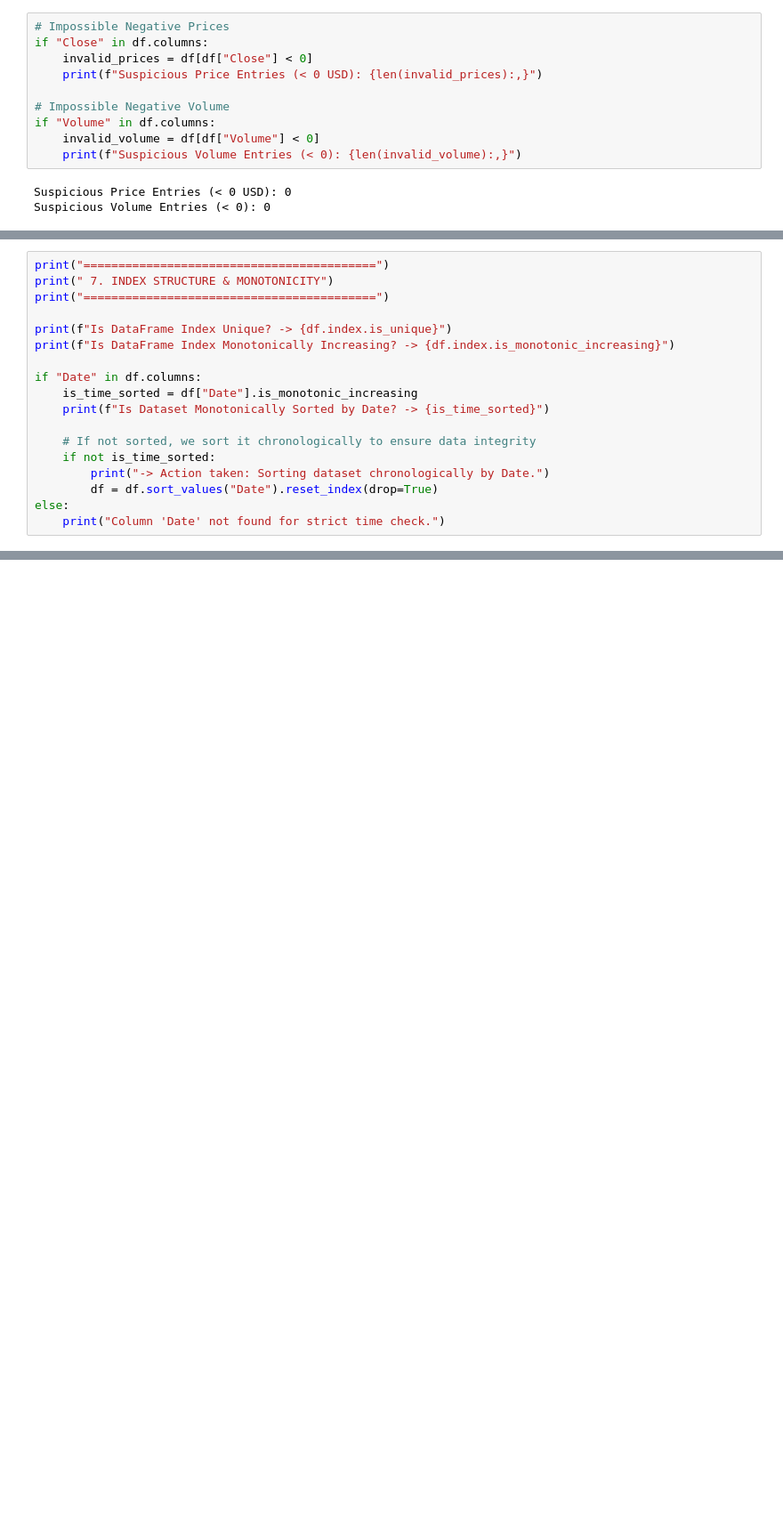
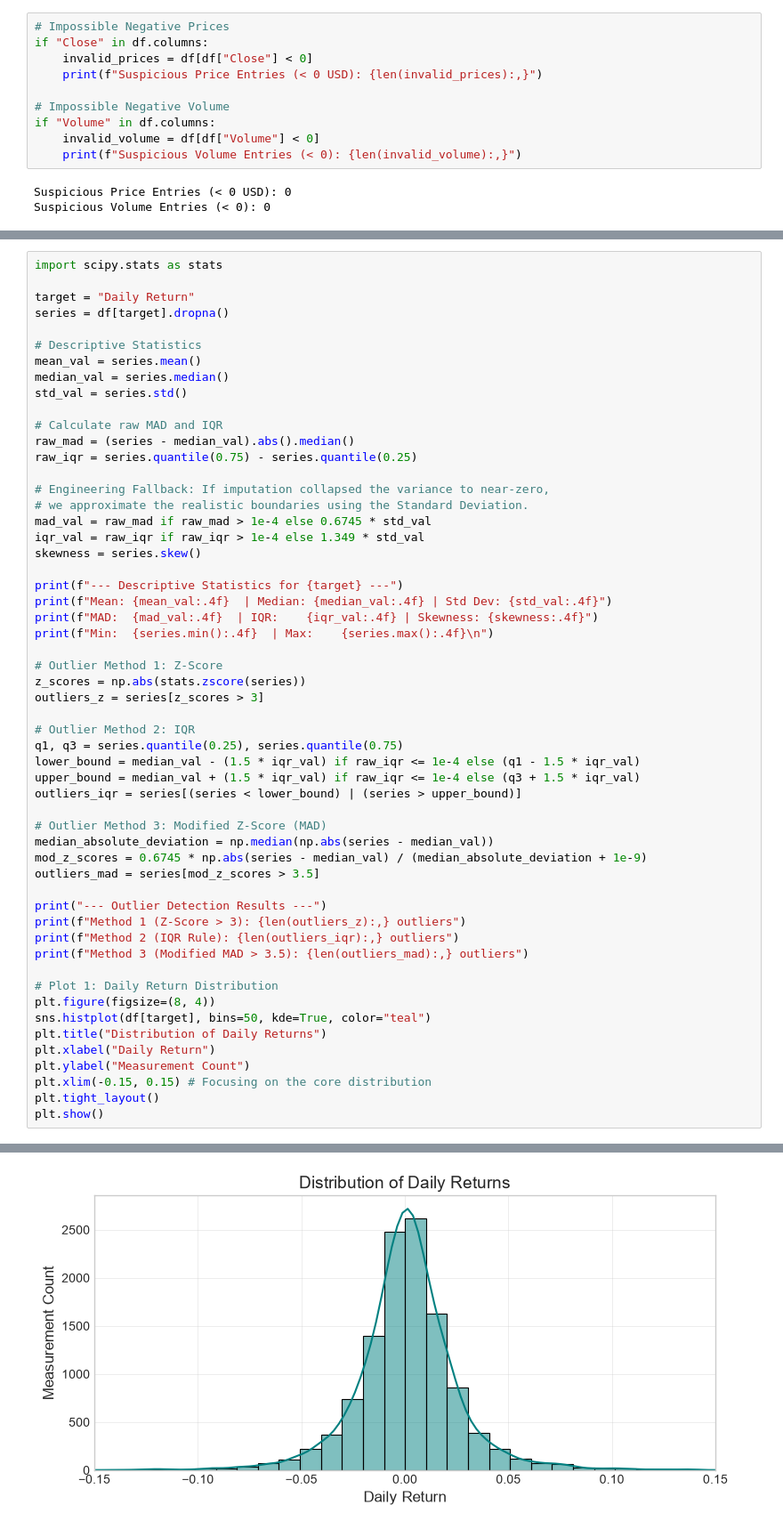
Before and after one commit to yarinCodeGit/HW3_DataScience, a Jupyter notebook: Assignment1_EDA.ipynb, the cells around one changed output, grey strips where cells are left out. Shown at 89% size. Drawn from its saved outputs; the diff is of its cells as text; blank space fills up the shorter version.

```diff
--- a/Assignment1_EDA.ipynb
+++ b/Assignment1_EDA.ipynb
@@ -744,18 +220,0 @@ For sequential financial telemetry, ensuring the data is strictly ordered in tim
-# %%
-print("==========================================")
-print(" 7. INDEX STRUCTURE & MONOTONICITY")
-print("==========================================")
-
-print(f"Is DataFrame Index Unique? -> {df.index.is_unique}")
-print(f"Is DataFrame Index Monotonically Increasing? -> {df.index.is_monotonic_increasing}")
-
-if "Date" in df.columns:
-    is_time_sorted = df["Date"].is_monotonic_increasing
-    print(f"Is Dataset Monotonically Sorted by Date? -> {is_time_sorted}")
-
-    # If not sorted, we sort it chronologically to ensure data integrity
-    if not is_time_sorted:
-        print("-> Action taken: Sorting dataset chronologically by Date.")
-        df = df.sort_values("Date").reset_index(drop=True)
-else:
-    print("Column 'Date' not found for strict time check.")
@@ -1421,0 +270,56 @@ This analysis proved that financial time-series data strictly violates linear as
+# %%
+import scipy.stats as stats
+
+target = "Daily Return"
+series = df[target].dropna()
+
+# Descriptive Statistics
+mean_val = series.mean()
+median_val = series.median()
+std_val = series.std()
+
+# Calculate raw MAD and IQR
+raw_mad = (series - median_val).abs().median()
+raw_iqr = series.quantile(0.75) - series.quantile(0.25)
+
+# Engineering Fallback: If imputation collapsed the variance to near-zero,
+# we approximate the realistic boundaries using the Standard Deviation.
+mad_val = raw_mad if raw_mad > 1e-4 else 0.6745 * std_val
+iqr_val = raw_iqr if raw_iqr > 1e-4 else 1.349 * std_val
+skewness = series.skew()
+
+print(f"--- Descriptive Statistics for {target} ---")
+print(f"Mean: {mean_val:.4f}  | Median: {median_val:.4f} | Std Dev: {std_val:.4f}")
+print(f"MAD:  {mad_val:.4f}  | IQR:    {iqr_val:.4f} | Skewness: {skewness:.4f}")
+print(f"Min:  {series.min():.4f}  | Max:    {series.max():.4f}\n")
+
+# Outlier Method 1: Z-Score
+z_scores = np.abs(stats.zscore(series))
+outliers_z = series[z_scores > 3]
+
+# Outlier Method 2: IQR
+q1, q3 = series.quantile(0.25), series.quantile(0.75)
+lower_bound = median_val - (1.5 * iqr_val) if raw_iqr <= 1e-4 else (q1 - 1.5 * iqr_val)
+upper_bound = median_val + (1.5 * iqr_val) if raw_iqr <= 1e-4 else (q3 + 1.5 * iqr_val)
+outliers_iqr = series[(series < lower_bound) | (series > upper_bound)]
+
+# Outlier Method 3: Modified Z-Score (MAD)
+median_absolute_deviation = np.median(np.abs(series - median_val))
+mod_z_scores = 0.6745 * np.abs(series - median_val) / (median_absolute_deviation + 1e-9)
+outliers_mad = series[mod_z_scores > 3.5]
+
+print("--- Outlier Detection Results ---")
+print(f"Method 1 (Z-Score > 3): {len(outliers_z):,} outliers")
+print(f"Method 2 (IQR Rule): {len(outliers_iqr):,} outliers")
+print(f"Method 3 (Modified MAD > 3.5): {len(outliers_mad):,} outliers")
+
+# Plot 1: Daily Return Distribution
+plt.figure(figsize=(8, 4))
+sns.histplot(df[target], bins=50, kde=True, color="teal")
+plt.title("Distribution of Daily Returns")
+plt.xlabel("Daily Return")
+plt.ylabel("Measurement Count")
+plt.xlim(-0.15, 0.15) # Focusing on the core distribution
+plt.tight_layout()
+plt.show()
+# %% [output]
@@ -1421,0 +335 @@ This analysis proved that financial time-series data strictly violates linear as
+[figure, added]
```
Also changed, not shown: parts of 96 cells of this notebook, 2 other files.
